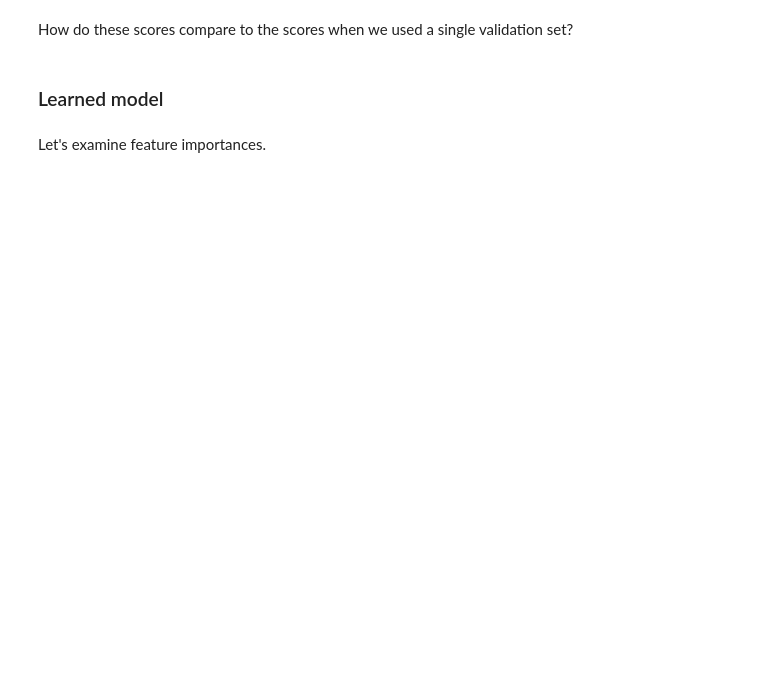
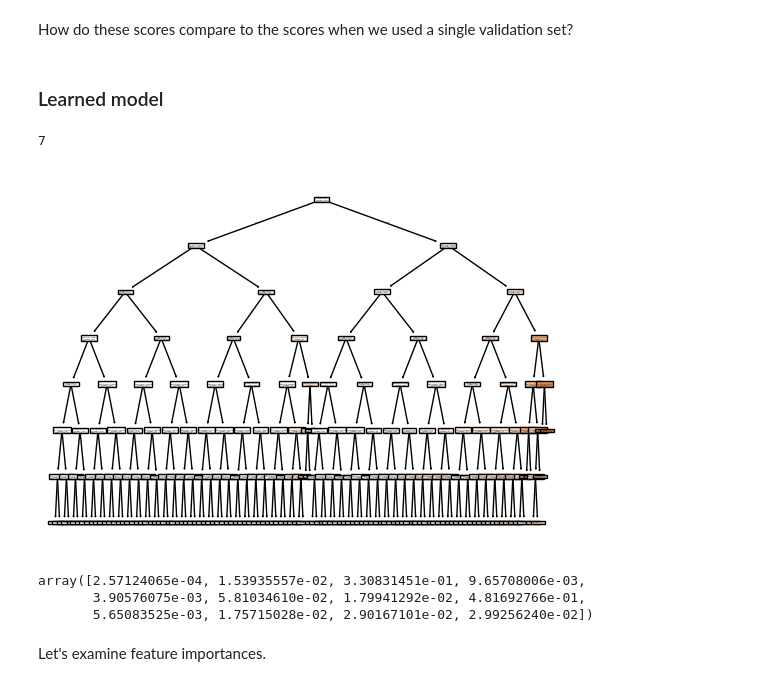
Before and after one commit to demofiras/class3_demo, a Jupyter notebook: demo_03-ml-fundamentals.ipynb, the cells around one changed output. Saved outputs shown, nothing was run; the diff lists cells and outputs as text; code cells hidden in the pictures; blank space fills up the shorter version.

```diff
--- a/demo_03-ml-fundamentals.ipynb
+++ b/demo_03-ml-fundamentals.ipynb
@@ -302,7 +337,8 @@ Any improvements? Which depth should we pick?
 We are using the test data again and again. How about creating a validation set to pick the right depth and assessing the final model on the test set?
 # %%
 # Create a validation set
-X_tr, X_valid, y_tr, y_valid = train_test_split(X_train, y_train, test_size=0.2, random_state=123)
+X_tr, X_valid, y_tr, y_valid = train_test_split(X_train, y_train,
+                                                test_size=0.2, random_state=123)
 # %%
 tr_scores = []
 valid_scores = []
@@ -386,6 +422,10 @@ for depth in depths:
     dt = DecisionTreeRegressor(max_depth = depth, random_state=123)
 
     # Carry out cross-validation
+    results = cross_validate(dt, X_train, y_train, cv=15, return_train_score =True)
+
+    cv_train_scores.append(results['train_score'].mean())
+    cv_valid_scores.append(results['test_score'].mean())
 # %%
 results_df = pd.DataFrame({"train_score": cv_train_scores,
                            "valid_score": cv_valid_scores
@@ -425,11 +492,19 @@ How do these scores compare to the scores when we used a single validation set?
 # %%
 #What's the depth of the model?
 dt_final.get_depth()
+# %% [output]
+7
 # %%
-# plot_tree(dt_final, feature_names = X_train.columns.tolist(), impurity=False, filled=True);
+plot_tree(dt_final, feature_names = X_train.columns.tolist(), impurity=False, filled=True);
+# %% [output]
+[figure, added]
 # %%
 # Which features are the most important ones?
 dt_final.feature_importances_
+# %% [output]
+array([2.57124065e-04, 1.53935557e-02, 3.30831451e-01, 9.65708006e-03,
+       3.90576075e-03, 5.81034610e-02, 1.79941292e-02, 4.81692766e-01,
+       5.65083525e-03, 1.75715028e-02, 2.90167101e-02, 2.99256240e-02])
 # %% [markdown]
 Let's examine feature importances.
 # %%
```
Also changed, not shown: parts of 10 cells of this notebook.
